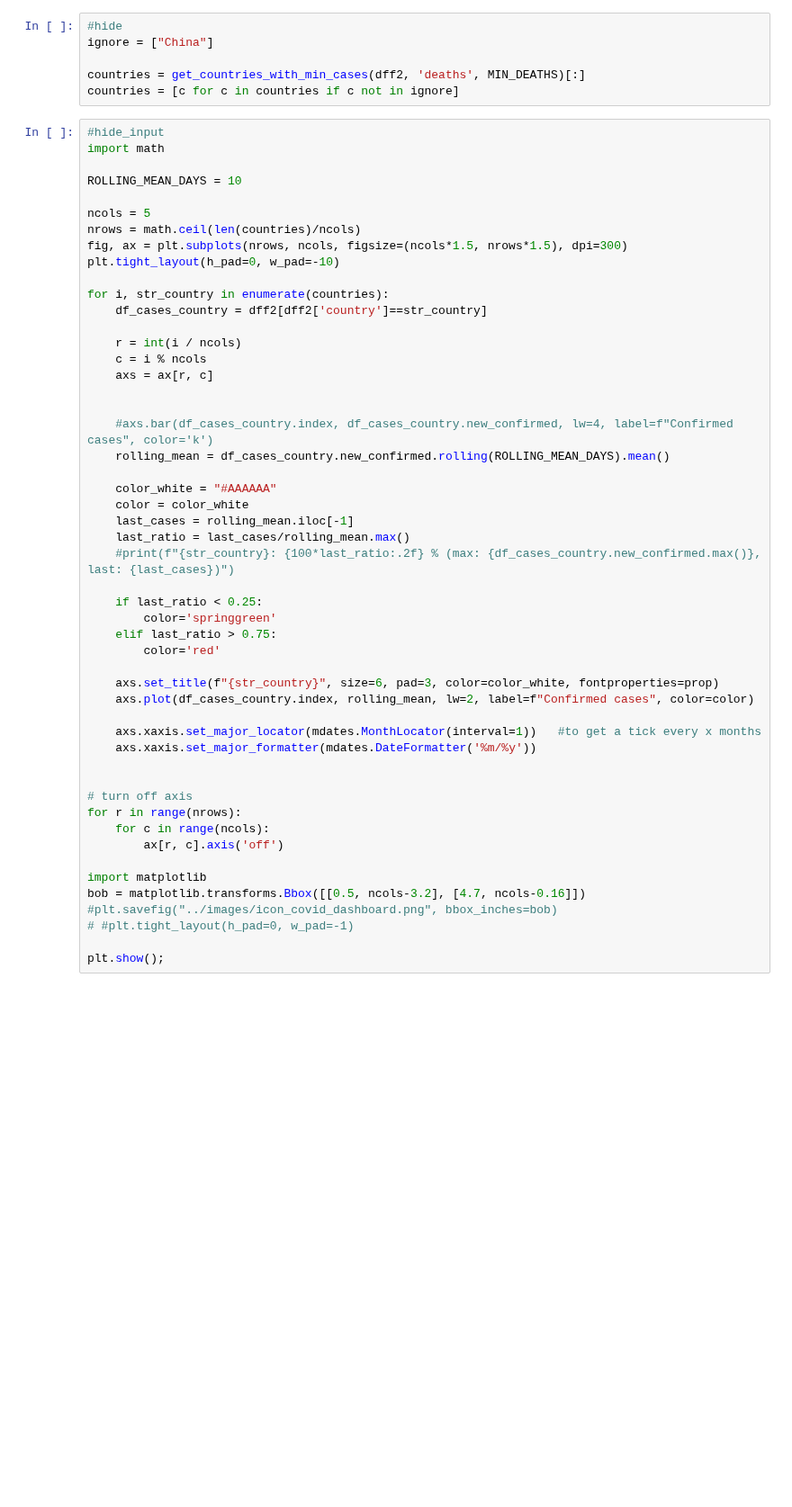
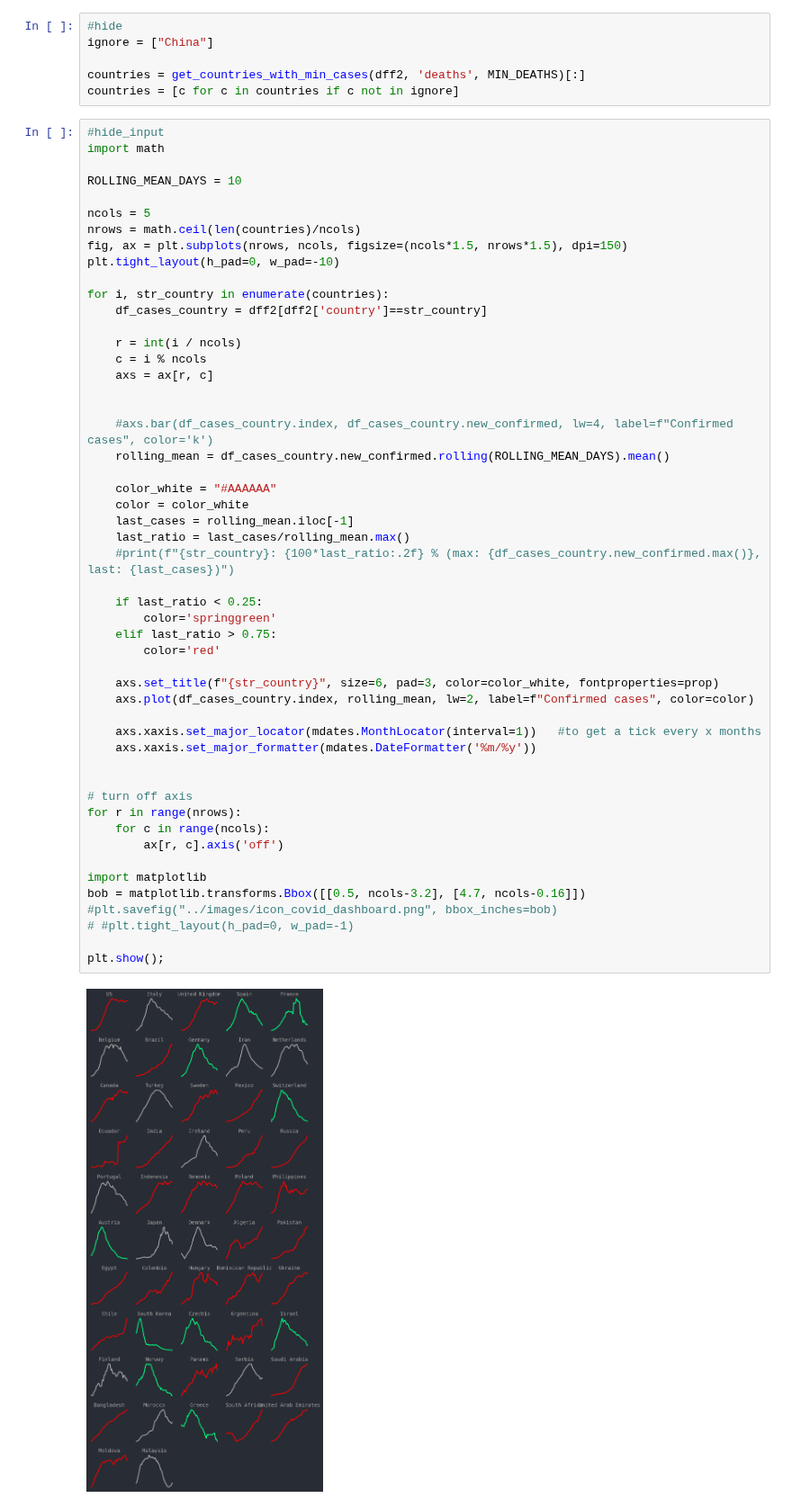
Before and after one commit to caglorithm/notebooks, a Jupyter notebook: _notebooks/2020-05-04-covid-dashboard.ipynb, the cells around one changed output. Shown at 90% size. Drawn from its saved outputs; the diff is of its cells as text; blank space fills up the shorter version.

```diff
--- a/_notebooks/2020-05-04-covid-dashboard.ipynb
+++ b/_notebooks/2020-05-04-covid-dashboard.ipynb
@@ -184,7 +184,7 @@ ROLLING_MEAN_DAYS = 10
 
 ncols = 5
 nrows = math.ceil(len(countries)/ncols)
-fig, ax = plt.subplots(nrows, ncols, figsize=(ncols*1.5, nrows*1.5), dpi=300)
+fig, ax = plt.subplots(nrows, ncols, figsize=(ncols*1.5, nrows*1.5), dpi=150)
 plt.tight_layout(h_pad=0, w_pad=-10)
 
 for i, str_country in enumerate(countries):
@@ -200,30 +200,32 @@ for i, str_country in enumerate(countries):
 
     color_white = "#AAAAAA"
     color = color_white
     last_cases = rolling_mean.iloc[-1]
     last_ratio = last_cases/rolling_mean.max()
     #print(f"{str_country}: {100*last_ratio:.2f} % (max: {df_cases_country.new_confirmed.max()}, last: {last_cases})")
 
     if last_ratio < 0.25:
         color='springgreen'
     elif last_ratio > 0.75:
         color='red'
 
     axs.set_title(f"{str_country}", size=6, pad=3, color=color_white, fontproperties=prop)
     axs.plot(df_cases_country.index, rolling_mean, lw=2, label=f"Confirmed cases", color=color)
 
     axs.xaxis.set_major_locator(mdates.MonthLocator(interval=1))   #to get a tick every x months
     axs.xaxis.set_major_formatter(mdates.DateFormatter('%m/%y'))
 
 
 # turn off axis
 for r in range(nrows):
     for c in range(ncols):
         ax[r, c].axis('off')
 
 import matplotlib
 bob = matplotlib.transforms.Bbox([[0.5, ncols-3.2], [4.7, ncols-0.16]])
 #plt.savefig("../images/icon_covid_dashboard.png", bbox_inches=bob)
 # #plt.tight_layout(h_pad=0, w_pad=-1)
 
 plt.show();
+# %% [output]
+[figure, added]
```
